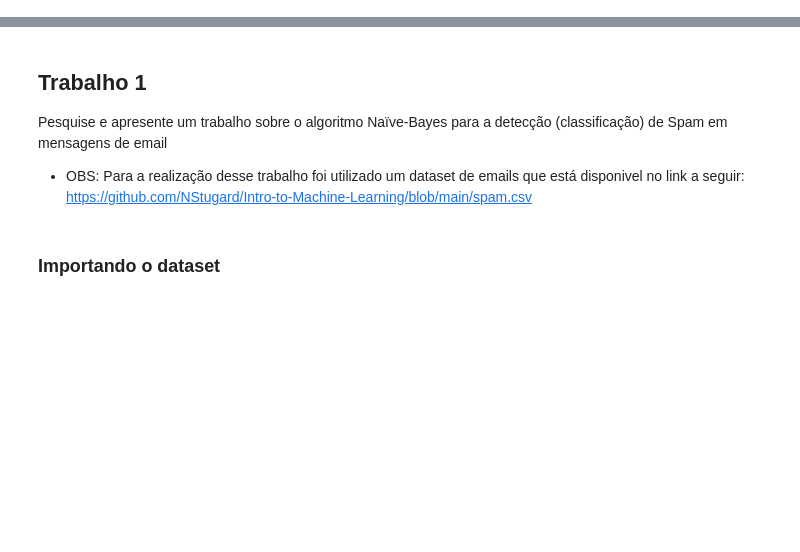
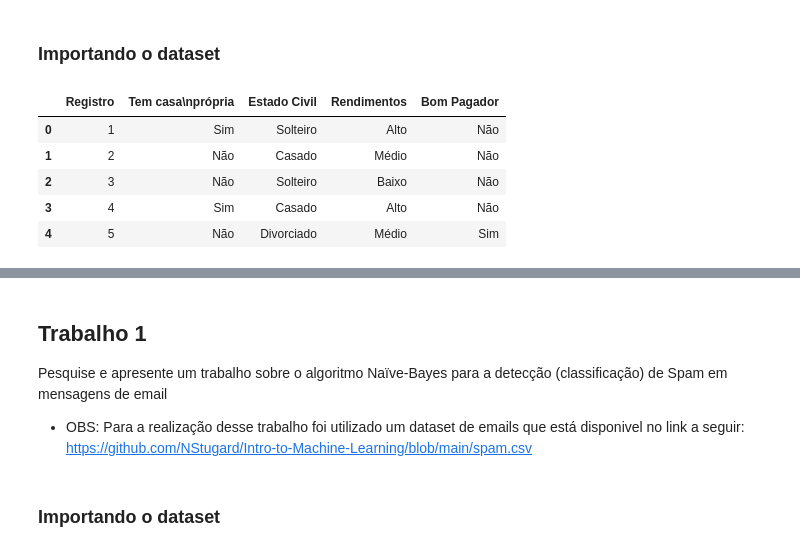
Before and after one commit to rikdantas/Aprendizagem-de-Maquinas, a Jupyter notebook: Lista_1/Lista1_ML.ipynb, the cells around one changed output, grey strips where cells are left out. Cells and saved outputs as stored; diff of their text form; code cells hidden in the pictures; blank space fills up the shorter version.

```diff
--- a/Lista_1/Lista1_ML.ipynb
+++ b/Lista_1/Lista1_ML.ipynb
@@ -7,0 +22,2 @@ Esse notebook foi criado para a realização dos trabalhos da lista 1 da discipl
+# %% [markdown]
+### Importando o dataset
@@ -7,0 +28,11 @@ Esse notebook foi criado para a realização dos trabalhos da lista 1 da discipl
+# %%
+# Lendo o dataset e mostrando um preview
+dados_questao2 = pd.read_csv("Questao2_L1.csv")
+dados_questao2.head()
+# %% [output]
+|  | Registro | Tem casa\nprópria | Estado Civil | Rendimentos | Bom Pagador |
+| 0 | 1 | Sim | Solteiro | Alto | Não |
+| 1 | 2 | Não | Casado | Médio | Não |
+| 2 | 3 | Não | Solteiro | Baixo | Não |
+| 3 | 4 | Sim | Casado | Alto | Não |
+| 4 | 5 | Não | Divorciado | Médio | Sim |
```
Also changed, not shown: parts of 16 cells of this notebook.
